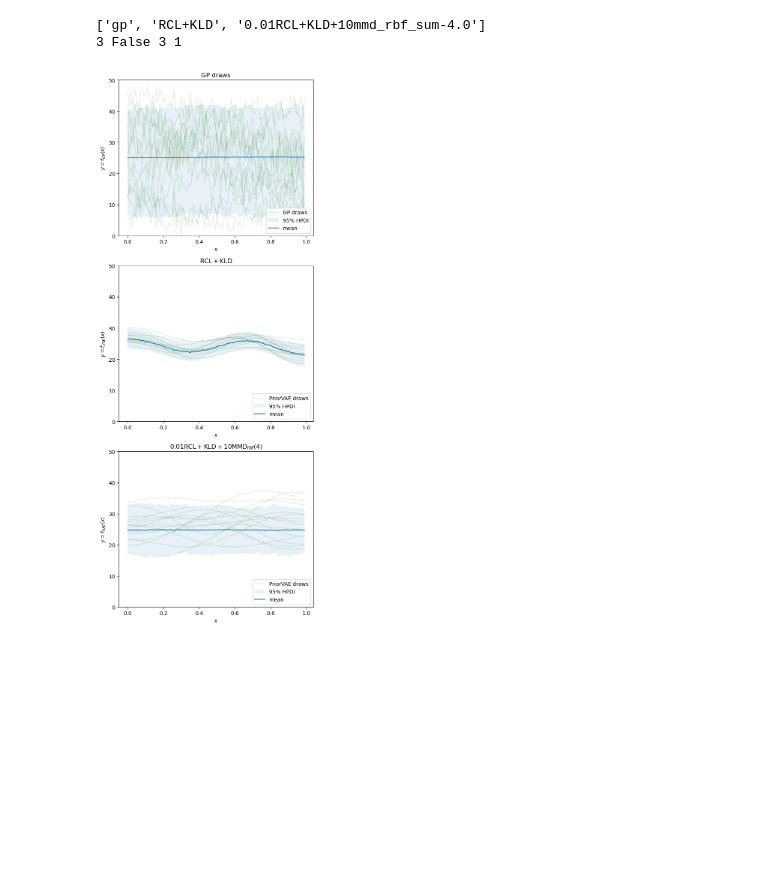
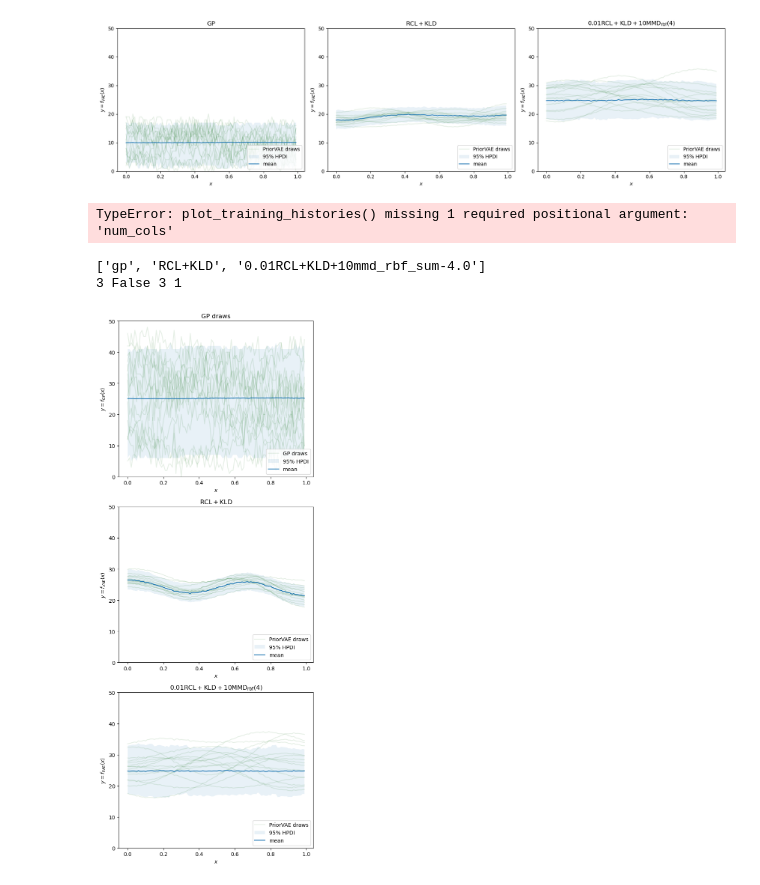
Before and after one commit to mtcairneyleeming/4yp, a Jupyter notebook: 21_synthetic_data.ipynb, the cells around one changed output. Saved outputs shown, nothing was run; the diff lists cells and outputs as text; code cells hidden in the pictures; blank space fills up the shorter version.

```diff
--- a/21_synthetic_data.ipynb
+++ b/21_synthetic_data.ipynb
@@ -21,3 +19,20 @@ plot_training_histories(21, 1, 1)
+# %%
+plot_simple_draws(21, 2, 1, "C", gp_builder=lambda args: BuildGP_Binomial(
+        20,
+        args["gp_kernel"],
+        noise=False,
+        length_prior_choice=args["length_prior_choice"],
+        length_prior_args=args["length_prior_arguments"],
+        variance_prior_choice=args["variance_prior_choice"],
+        variance_prior_args=args["variance_prior_arguments"],
+    ),  plot_range=[0, 50])
+# %% [output]
+[figure, added]
+# %%
+hists,args = get_training_histories(21, 1, 2)
+plot_training_histories(hists)
+# %% [output]
+TypeError: plot_training_histories() missing 1 required positional argument: 'num_cols'
 # %%
 plot_trained_draws(
     21,
```
Also changed, not shown: parts of 5 cells of this notebook, 2 other files.
